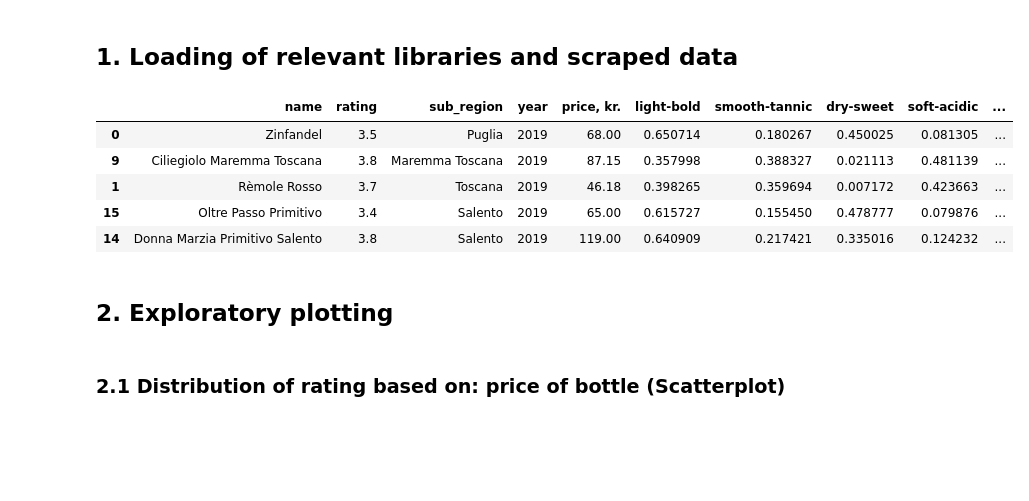
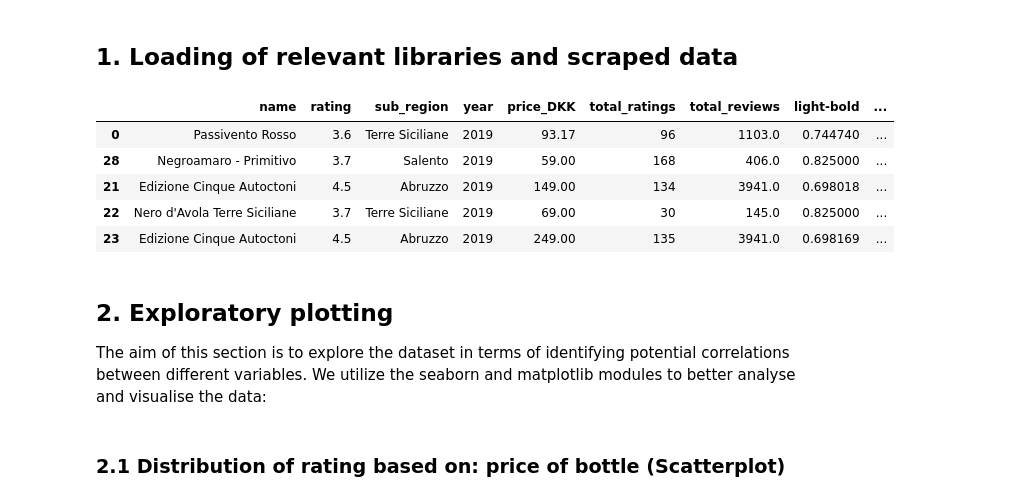
Before and after one commit to lassekrone/Group-21, a Jupyter notebook: Appendix 2 - Descriptive Statistics .ipynb, the cells around one changed output. Cells and saved outputs as stored; diff of their text form; code cells hidden in the pictures; blank space fills up the shorter version.

```diff
--- a/Appendix 2 - Descriptive Statistics .ipynb
+++ b/Appendix 2 - Descriptive Statistics .ipynb
@@ -7,25 +7,28 @@
 # %%
 # Import the relevant libraries used for data structuring and plotting:
 import matplotlib.pyplot as plt
 import numpy as np
 import pandas as pd
 import seaborn as sns
 %matplotlib inline
 
 # Load scraped data from Vivino:
-data = pd.read_csv("merged_data2.csv", index_col=[0])
+data = pd.read_csv("merged_data.csv", index_col=[0])
 df = pd.DataFrame(data=data)
+# Sort data by year:
 df = df.sort_values(by='year',ascending=False)
 df.head()
 # %% [output]
-|  | name | rating | sub_region | year | price, kr. | light-bold | smooth-tannic | dry-sweet | soft-acidic | ... |
-| 0 | Zinfandel | 3.5 | Puglia | 2019 | 68.00 | 0.650714 | 0.180267 | 0.450025 | 0.081305 | ... |
-| 9 | Ciliegiolo Maremma Toscana | 3.8 | Maremma Toscana | 2019 | 87.15 | 0.357998 | 0.388327 | 0.021113 | 0.481139 | ... |
-| 1 | Rèmole Rosso | 3.7 | Toscana | 2019 | 46.18 | 0.398265 | 0.359694 | 0.007172 | 0.423663 | ... |
-| 15 | Oltre Passo Primitivo | 3.4 | Salento | 2019 | 65.00 | 0.615727 | 0.155450 | 0.478777 | 0.079876 | ... |
-| 14 | Donna Marzia Primitivo Salento | 3.8 | Salento | 2019 | 119.00 | 0.640909 | 0.217421 | 0.335016 | 0.124232 | ... |
+|  | name | rating | sub_region | year | price_DKK | total_ratings | total_reviews | light-bold | ... |
+| 0 | Passivento Rosso | 3.6 | Terre Siciliane | 2019 | 93.17 | 96 | 1103.0 | 0.744740 | ... |
+| 28 | Negroamaro - Primitivo | 3.7 | Salento | 2019 | 59.00 | 168 | 406.0 | 0.825000 | ... |
+| 21 | Edizione Cinque Autoctoni | 4.5 | Abruzzo | 2019 | 149.00 | 134 | 3941.0 | 0.698018 | ... |
+| 22 | Nero d'Avola Terre Siciliane | 3.7 | Terre Siciliane | 2019 | 69.00 | 30 | 145.0 | 0.825000 | ... |
+| 23 | Edizione Cinque Autoctoni | 4.5 | Abruzzo | 2019 | 249.00 | 135 | 3941.0 | 0.698169 | ... |
-# %% [markdown]
-## 2. Exploratory plotting
+# %% [markdown]
+## 2. Exploratory plotting
+
+The aim of this section is to explore the dataset in terms of identifying potential correlations between different variables. We utilize the seaborn and matplotlib modules to better analyse and visualise the data:
 # %% [markdown]
 ### 2.1 Distribution of rating based on: price of bottle (Scatterplot)
 # %%
```
Also changed, not shown: parts of 20 cells of this notebook.
